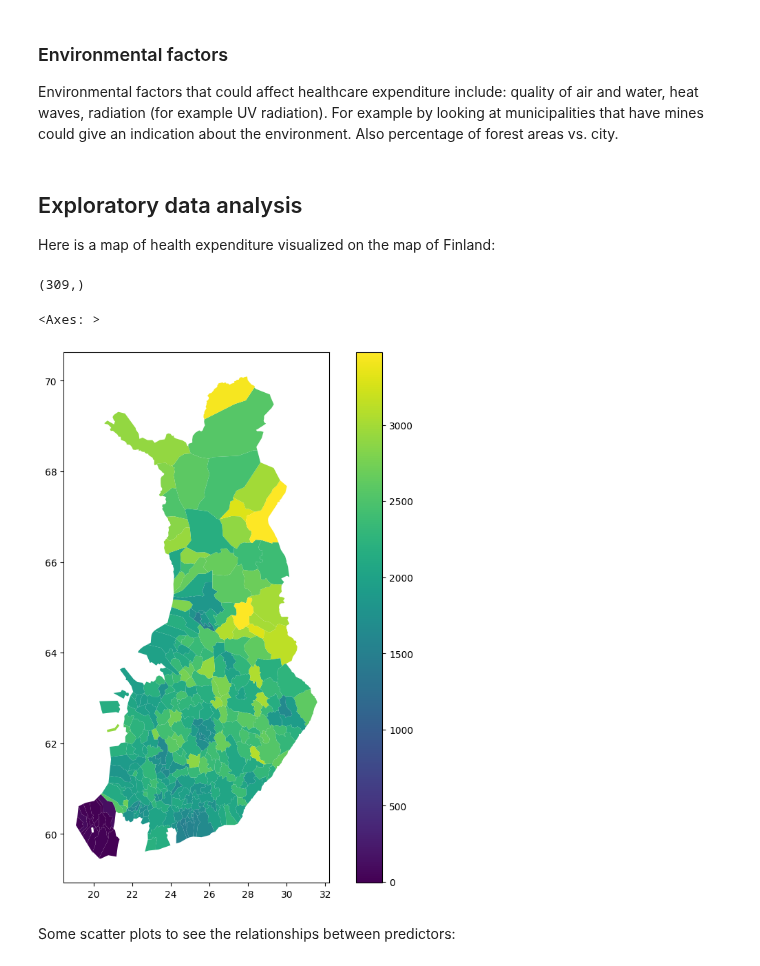
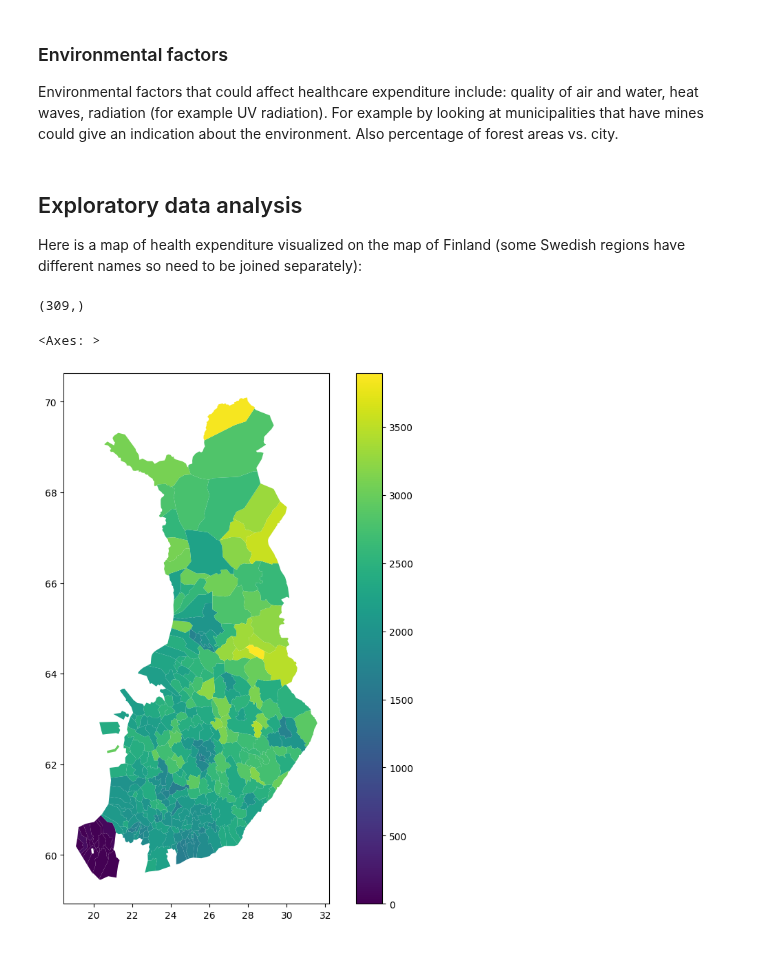
Before and after one commit to AnnaKuokkanen/DataScienceIntro, a Jupyter notebook: intro_to_data_project.ipynb, the cells around one changed output. Saved outputs shown, nothing was run; the diff lists cells and outputs as text; code cells hidden in the pictures.

```diff
--- a/intro_to_data_project.ipynb
+++ b/intro_to_data_project.ipynb
@@ -155,20 +155,17 @@ Environmental factors that could affect healthcare expenditure include: quality
 # %% [markdown]
 ## Exploratory data analysis
 
-Here is a map of health expenditure visualized on the map of Finland:
+Here is a map of health expenditure visualized on the map of Finland (some Swedish regions have different names so need to be joined separately):
 # %%
-finland_map = gpd.read_file("data/municipalities.json")[["NAMEFIN", "geometry"]]
-finland_map = finland_map.rename(columns={"NAMEFIN": "municipality"})
-print(finland_map["municipality"].unique().shape)
+finland_map = gpd.read_file("data/municipalities.json")[["NAMEFIN", "NAMESWE", "geometry"]]
+#finland_map = finland_map.rename(columns={"NAMEFIN": "fin_municipality"})
 
-data_2018 = data[np.where(data["year"] == 2018, True, False)][["health_cost", "municipality"]]
+data_2018 = data[np.where(data["year"] == 2020, True, False)][["health_cost", "municipality"]]
 
-finland_map = pd.merge(finland_map, data_2018, how="outer", on=["municipality"])
+finland_map = pd.merge(finland_map, data_2018, how="outer", left_on=["NAMEFIN"], right_on=["municipality"])
 
 finland_map.plot(column="health_cost", figsize=(10, 10), legend=True)
 # %% [output]
 (309,)
 <Axes: >
-[figure, old version]
+[figure, new version]
-# %% [markdown]
-Some scatter plots to see the relationships between predictors:
```
Also changed, not shown: parts of 6 cells of this notebook.
